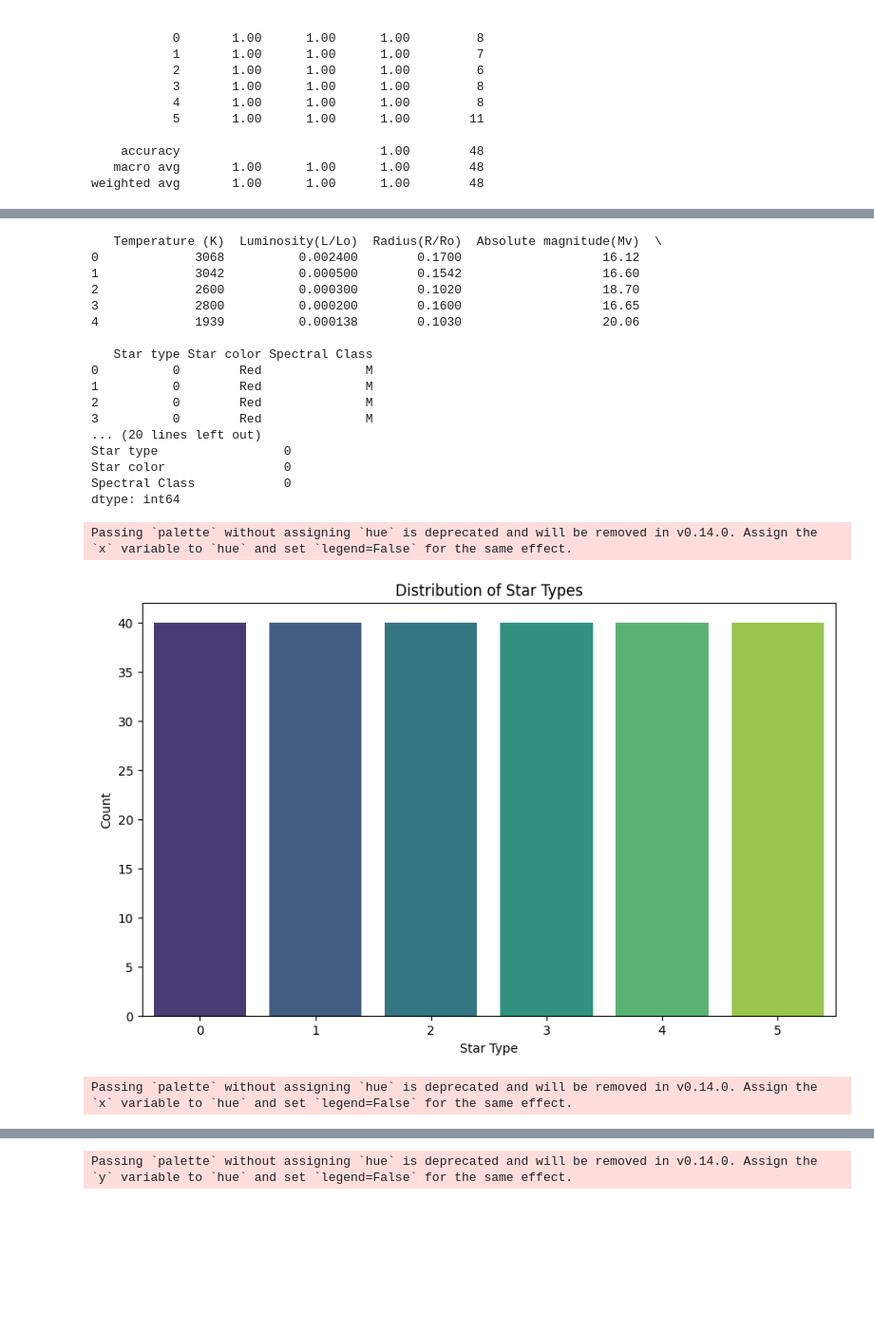
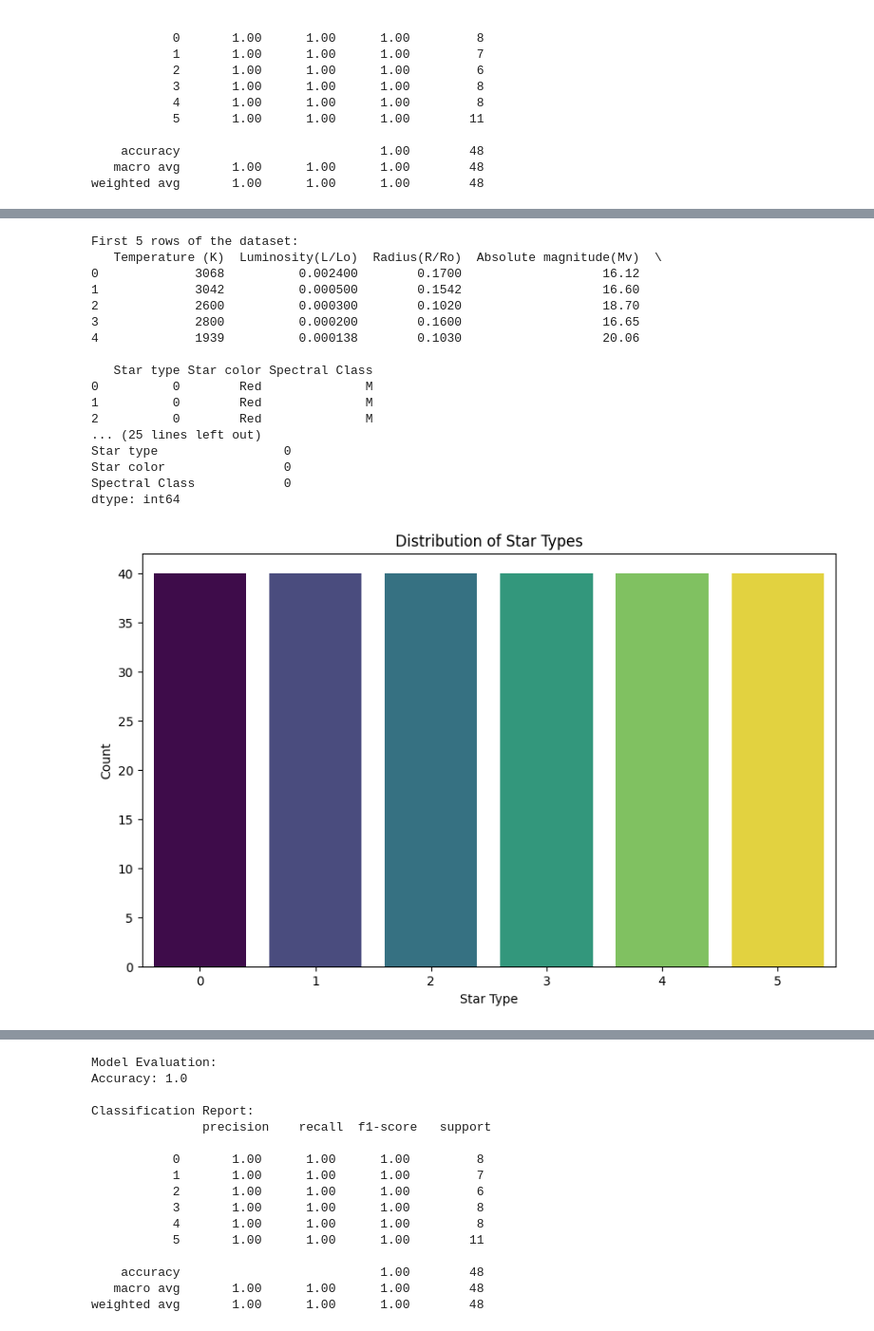
Before and after one commit to mwebberclay/Star_Analysis, a Jupyter notebook: Star_Analysis.ipynb, the cells around one changed output, grey strips where cells are left out. Shown at 95% size. Drawn from its saved outputs; the diff is of its cells as text; code cells hidden in the pictures; blank space fills up the shorter version.

```diff
--- a/Star_Analysis.ipynb
+++ b/Star_Analysis.ipynb
@@ -230,21 +206,24 @@ import seaborn as sns
 df = pd.read_csv("6 class csv 2.csv")
 
 # Display the first 5 rows
+print("First 5 rows of the dataset:")
 print(df.head())
 
 # Basic information about the dataset
+print("\nDataset information:")
 print(df.info())
 
 # Check for missing values
+print("\nMissing values in the dataset:")
 print(df.isnull().sum())
 
 # Step 2: Data Visualization
 # Count the number of stars by type
 star_type_counts = df['Star type'].value_counts()
 
-# Plot the distribution
+# Plot the distribution of star types
 plt.figure(figsize=(10, 6))
-sns.barplot(x=star_type_counts.index, y=star_type_counts.values, palette='viridis')
+sns.barplot(x=star_type_counts.index, y=star_type_counts.values, hue=star_type_counts.index, palette='viridis', legend=False)
 plt.title("Distribution of Star Types")
 plt.xlabel("Star Type")
 plt.ylabel("Count")
@@ -252,7 +231,7 @@ plt.show()
 
 # Box plot of temperature by star type
 plt.figure(figsize=(10, 6))
-sns.boxplot(x='Star type', y='Temperature (K)', data=df, palette='magma')
+sns.boxplot(x='Star type', y='Temperature (K)', data=df, hue='Star type', palette='magma', legend=False)
 plt.title("Temperature by Star Type")
 plt.xlabel("Star Type")
 plt.ylabel("Temperature (K)")
@@ -294,42 +273,41 @@ model.fit(X_train, y_train)
 y_pred = model.predict(X_test)
 
 # Evaluate the model
+print("\nModel Evaluation:")
 print("Accuracy:", accuracy_score(y_test, y_pred))
 print("\nClassification Report:\n", classification_report(y_test, y_pred))
 
 # Step 4: Visualize Feature Importance
 importances = model.feature_importances_
 feature_names = X.columns
 
 # Create a DataFrame for visualization
 feature_importance_df = pd.DataFrame({'Feature': feature_names, 'Importance': importances})
 feature_importance_df = feature_importance_df.sort_values(by='Importance', ascending=False)
 
 # Plot feature importances
 plt.figure(figsize=(10, 6))
-sns.barplot(x='Importance', y='Feature', data=feature_importance_df, palette='viridis')
+sns.barplot(x='Importance', y='Feature', data=feature_importance_df, hue='Feature', palette='viridis', legend=False)
 plt.title("Feature Importance")
 plt.xlabel("Importance")
 plt.ylabel("Feature")
 plt.show()
 # %% [output]
+First 5 rows of the dataset:
    Temperature (K)  Luminosity(L/Lo)  Radius(R/Ro)  Absolute magnitude(Mv)  \
 0             3068          0.002400        0.1700                   16.12
 1             3042          0.000500        0.1542                   16.60
 2             2600          0.000300        0.1020                   18.70
 3             2800          0.000200        0.1600                   16.65
 4             1939          0.000138        0.1030                   20.06
 
    Star type Star color Spectral Class
 0          0        Red              M
 1          0        Red              M
 2          0        Red              M
-3          0        Red              M
-... (20 lines left out)
+... (25 lines left out)
 Star type                 0
 Star color                0
 Spectral Class            0
 dtype: int64
-Passing `palette` without assigning `hue` is deprecated and will be removed in v0.14.0. Assign the `x` variable to `hue` and set `legend=False` for the same effect.
-[figure, old version]
+[figure, new version]
-Passing `palette` without assigning `hue` is deprecated and will be removed in v0.14.0. Assign the `x` variable to `hue` and set `legend=False` for the same effect.
@@ -353,2 +316,17 @@ weighted avg       1.00      1.00      1.00        48
-Passing `palette` without assigning `hue` is deprecated and will be removed in v0.14.0. Assign the `y` variable to `hue` and set `legend=False` for the same effect.
+Model Evaluation:
+Accuracy: 1.0
+
+Classification Report:
+               precision    recall  f1-score   support
+
+           0       1.00      1.00      1.00         8
+           1       1.00      1.00      1.00         7
+           2       1.00      1.00      1.00         6
+           3       1.00      1.00      1.00         8
+           4       1.00      1.00      1.00         8
+           5       1.00      1.00      1.00        11
+
+    accuracy                           1.00        48
+   macro avg       1.00      1.00      1.00        48
+weighted avg       1.00      1.00      1.00        48
 [figure]
```
Also changed, not shown: parts of 5 cells of this notebook.
